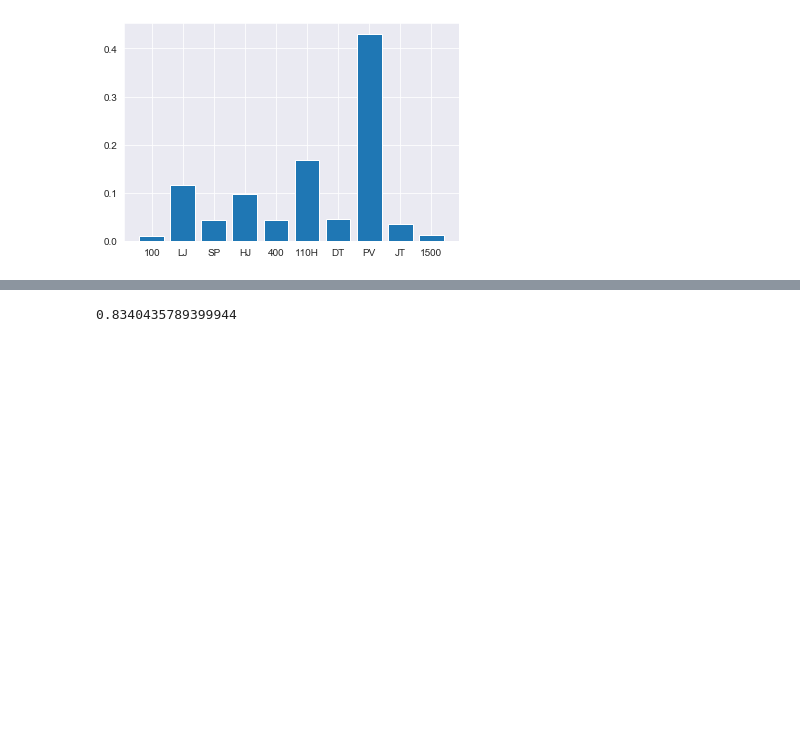
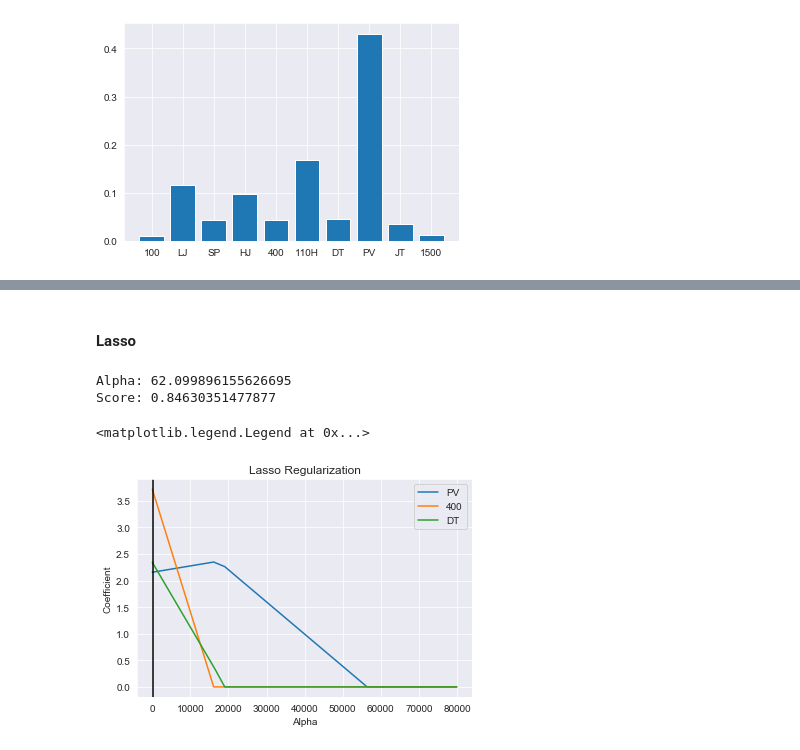
Before and after one commit to defoote/Decathlon-Analytics, a Jupyter notebook: decathlon_analysis.ipynb, the cells around one changed output, grey strips where cells are left out. Saved outputs shown, nothing was run; the diff lists cells and outputs as text; code cells hidden in the pictures; blank space fills up the shorter version.

```diff
--- a/decathlon_analysis.ipynb
+++ b/decathlon_analysis.ipynb
@@ -118,4 +121,5 @@ plt.xticks(np.arange(1,11),labels=['100', 'LJ', 'SP', 'HJ', '400', '110H', 'DT',
 # %%
-core = scores[['TP','PV','110H','DT']]
+core = scores[['TP','PV','400','DT']]
 core_x = core.drop('TP',axis=1)
 core_y = core['TP']
+core_x_train,core_x_test,core_y_train,core_y_test = train_test_split(core_x,core_y,test_size=0.33,random_state=42)
@@ -124,8 +126,35 @@ core_x_train,core_x_test,core_y_train,core_y_test = train_test_split(core_x,core
-# %%
-from sklearn.linear_model import LassoCV
-lasso = LassoCV(cv=5)
-lasso.fit(core_x_train,core_y_train)
-lasso_pred = lasso.predict(core_x_test)
-lasso.score(core_x_test,core_y_test)
-# %% [output]
-0.8340435789399944
+# %% [markdown]
+#### Lasso
+# %%
+lasso_coefs = []
+lasso_scores = []
+
+lasso_alphas = np.arange(1,80000,100)
+
+for a in lasso_alphas:
+    lasso = Lasso(alpha=a)
+    lasso.fit(core_x_train,core_y_train)
+    lasso_scores.append(lasso.score(core_x_test,core_y_test))
+    lasso_coefs.append(lasso.coef_)
+# %%
+lassoCV = LassoCV(cv=5)
+lassoCV.fit(core_x,core_y)
+lassoCV_pred = lassoCV.predict(core_x)
+lassoCV_a = lassoCV.alpha_
+lassoCV_score = lassoCV.score(core_x,core_y)
+print('Alpha: '+str(lassoCV_a))
+print('Score: '+str(lassoCV_score))
+# %% [output]
+Alpha: 62.099896155626695
+Score: 0.84630351477877
+# %%
+for i in np.arange(len(core_x.columns)):
+    plt.plot(lasso_alphas,[x[i] for x in lasso_coefs],label=core_x.columns[i])
+plt.axvline(lassoCV_a,c='k')
+plt.title('Lasso Regularization')
+plt.xlabel('Alpha')
+plt.ylabel('Coefficient')
+plt.legend()
+# %% [output]
+<matplotlib.legend.Legend at 0x...>
+[figure, added]
```
Also changed, not shown: parts of 26 cells of this notebook.
